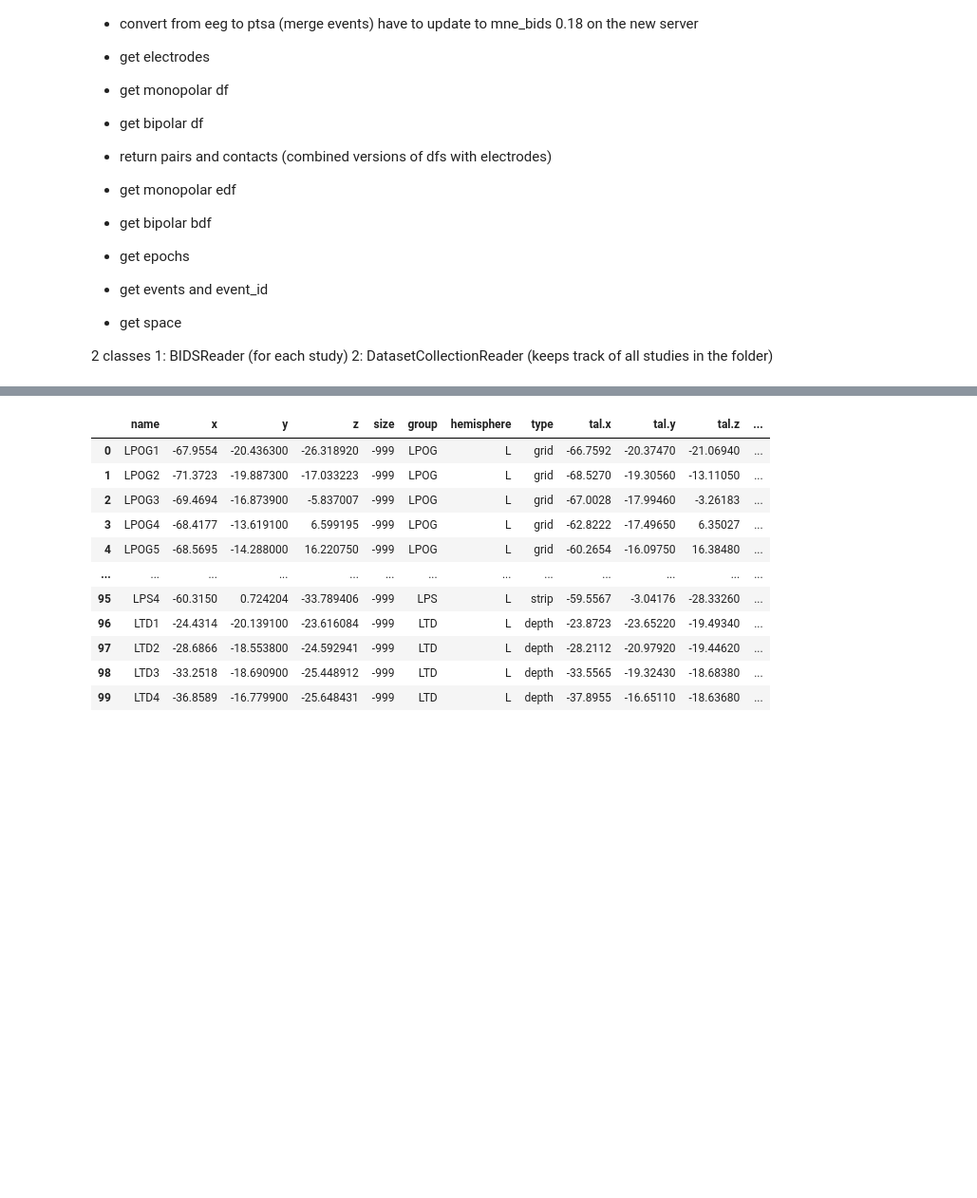
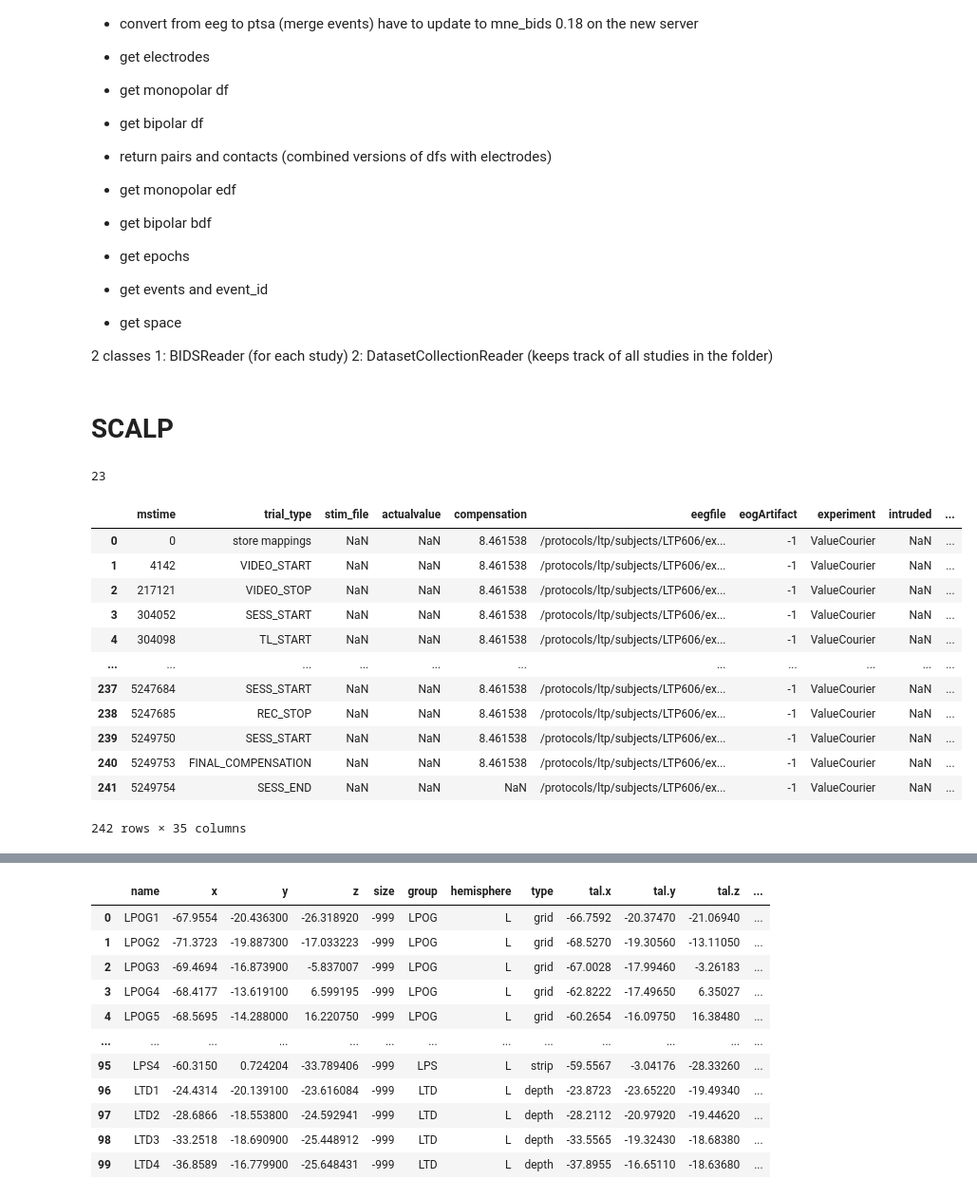
Before and after one commit to pennmem/bidsreader, a Jupyter notebook: bidsreader_scratch.ipynb, the cells around one changed output, grey strips where cells are left out. Shown at 95% size. Drawn from its saved outputs; the diff is of its cells as text; code cells hidden in the pictures; blank space fills up the shorter version.

```diff
--- a/bidsreader_scratch.ipynb
+++ b/bidsreader_scratch.ipynb
@@ -52,0 +80,35 @@ ses = 0
+# %% [markdown]
+# SCALP
+# %%
+sub = 'LTP606'
+task = 'valuecourier'
+ses = 0
+# %%
+bidsreader = BIDSReader(root=dataset_collection_root)
+bidsreader.get_dataset_subjects()
+bidsreader.get_dataset_tasks()
+bidsreader.get_dataset_max_sessions(outlier_thresh=50)
+# %% [output]
+23
+# %%
+bidsreader = BIDSReader(root=dataset_collection_root, subject=sub)
+bidsreader.task = task
+bidsreader.session = ses
+bidsreader.eeg_type = 'eeg'
+beh_evs = bidsreader.load_events("beh")
+# %%
+beh_evs
+# %% [output]
+|  | mstime | trial_type | stim_file | actualvalue | compensation | eegfile | eogArtifact | experiment | intruded | ... |
+| 0 | 0 | store mappings | NaN | NaN | 8.461538 | /protocols/ltp/subjects/LTP606/ex... | -1 | ValueCourier | NaN | ... |
+| 1 | 4142 | VIDEO_START | NaN | NaN | 8.461538 | /protocols/ltp/subjects/LTP606/ex... | -1 | ValueCourier | NaN | ... |
+| 2 | 217121 | VIDEO_STOP | NaN | NaN | 8.461538 | /protocols/ltp/subjects/LTP606/ex... | -1 | ValueCourier | NaN | ... |
+| 3 | 304052 | SESS_START | NaN | NaN | 8.461538 | /protocols/ltp/subjects/LTP606/ex... | -1 | ValueCourier | NaN | ... |
+| 4 | 304098 | TL_START | NaN | NaN | 8.461538 | /protocols/ltp/subjects/LTP606/ex... | -1 | ValueCourier | NaN | ... |
+| ... | ... | ... | ... | ... | ... | ... | ... | ... | ... | ... |
+| 237 | 5247684 | SESS_START | NaN | NaN | 8.461538 | /protocols/ltp/subjects/LTP606/ex... | -1 | ValueCourier | NaN | ... |
+| 238 | 5247685 | REC_STOP | NaN | NaN | 8.461538 | /protocols/ltp/subjects/LTP606/ex... | -1 | ValueCourier | NaN | ... |
+| 239 | 5249750 | SESS_START | NaN | NaN | 8.461538 | /protocols/ltp/subjects/LTP606/ex... | -1 | ValueCourier | NaN | ... |
+| 240 | 5249753 | FINAL_COMPENSATION | NaN | NaN | 8.461538 | /protocols/ltp/subjects/LTP606/ex... | -1 | ValueCourier | NaN | ... |
+| 241 | 5249754 | SESS_END | NaN | NaN | NaN | /protocols/ltp/subjects/LTP606/ex... | -1 | ValueCourier | NaN | ... |
+242 rows × 35 columns
```
Also changed, not shown: parts of 16 cells of this notebook, 4 other files.
